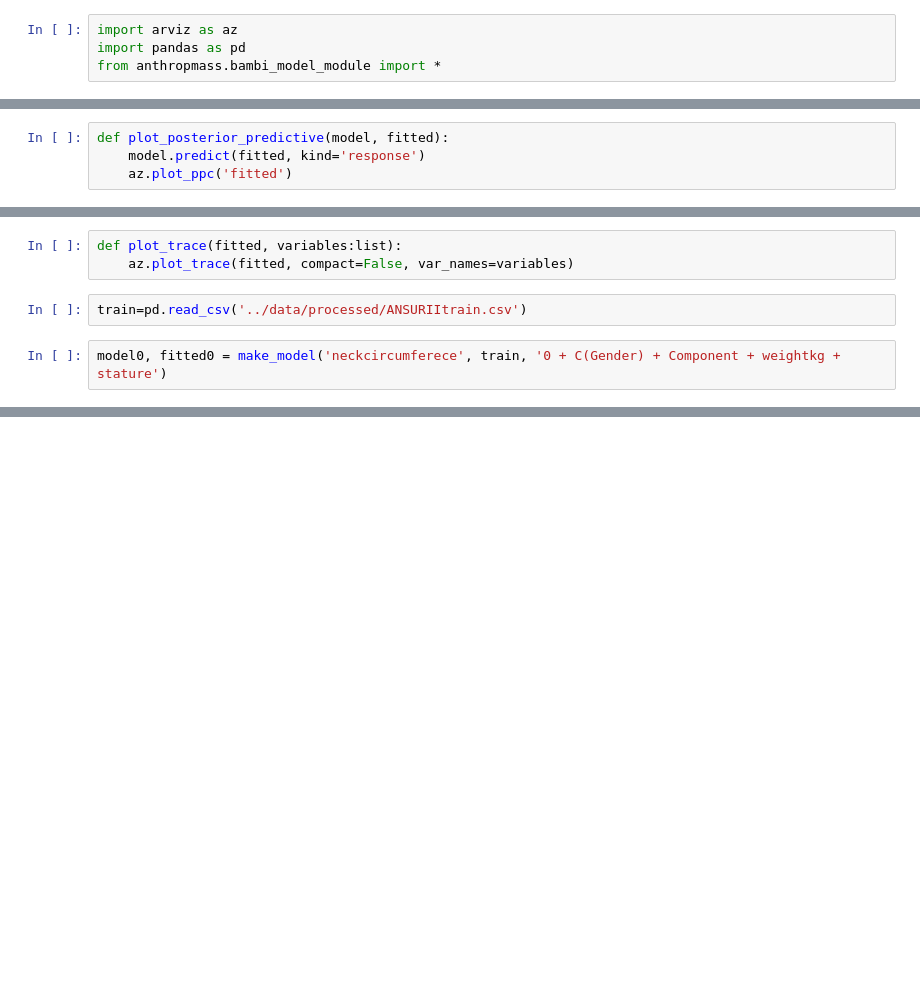
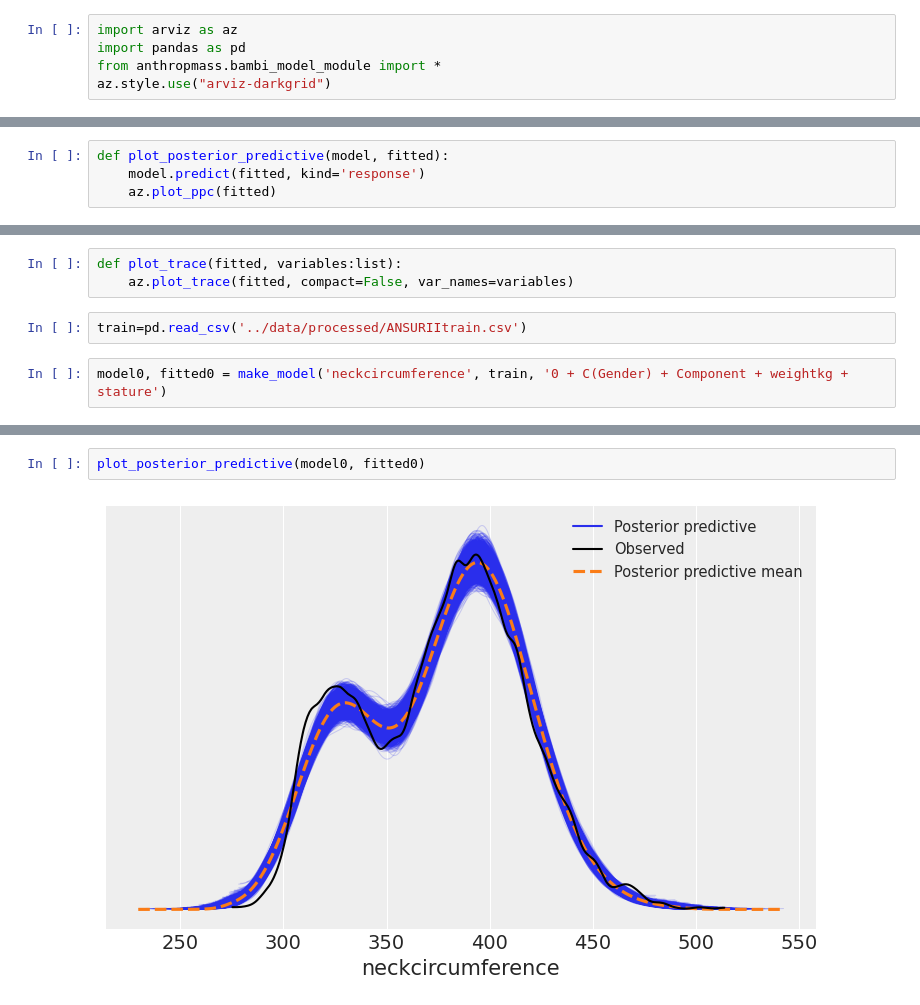
Before and after one commit to jobindjohn/anthromass, a Jupyter notebook: anthropmass/nbs/250_anthro_bambi_viz.ipynb, the cells around one changed output, grey strips where cells are left out. Drawn from its saved outputs; the diff is of its cells as text; blank space fills up the shorter version.

Commit message:
update visualisation

```diff
--- a/anthropmass/nbs/250_anthro_bambi_viz.ipynb
+++ b/anthropmass/nbs/250_anthro_bambi_viz.ipynb
@@ -2,6 +2,7 @@
 import arviz as az
 import pandas as pd
 from anthropmass.bambi_model_module import *
+az.style.use("arviz-darkgrid")
 # %%
 def summary(fitted):
     return az.summary(fitted)
@@ -15,7 +16,7 @@ def plot_prior_predictive(model):
 # %%
 def plot_posterior_predictive(model, fitted):
     model.predict(fitted, kind='response')
-    az.plot_ppc('fitted')
+    az.plot_ppc(fitted)
 # %%
 def plot_forest(fitted, variables:list):
     az.plot_forest(fitted, var_names=variables)
@@ -31,4 +32,4 @@ def plot_trace(fitted, variables:list):
 # %%
 train=pd.read_csv('../data/processed/ANSURIItrain.csv')
 # %%
-model0, fitted0 = make_model('neckcircumferece', train, '0 + C(Gender) + Component + weightkg + stature')
+model0, fitted0 = make_model('neckcircumference', train, '0 + C(Gender) + Component + weightkg + stature')
@@ -36,0 +63,4 @@ plot_prior_predictive(model0)
+# %%
+plot_posterior_predictive(model0, fitted0)
+# %% [output]
+[figure, added]
```
Also changed, not shown: parts of 9 cells of this notebook, 14 other files.
